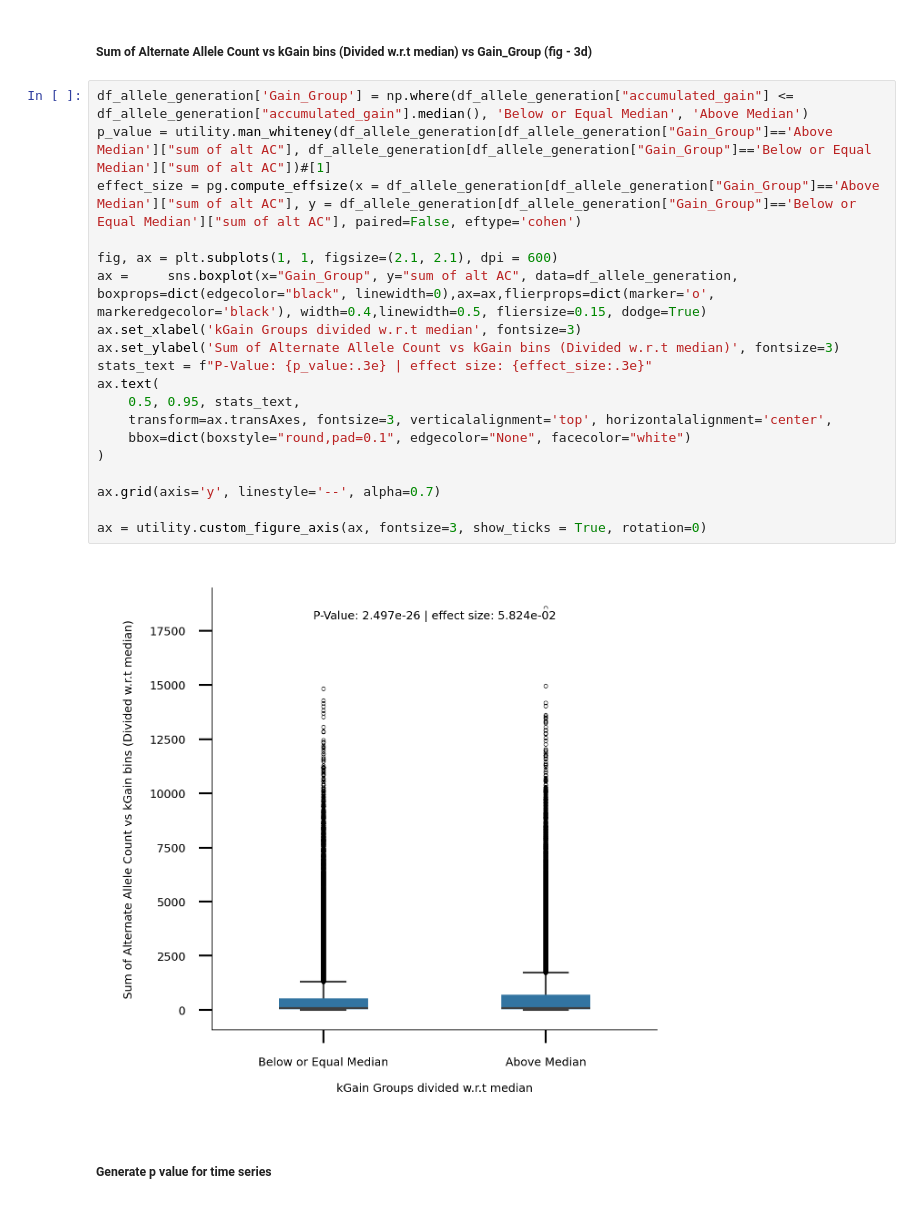
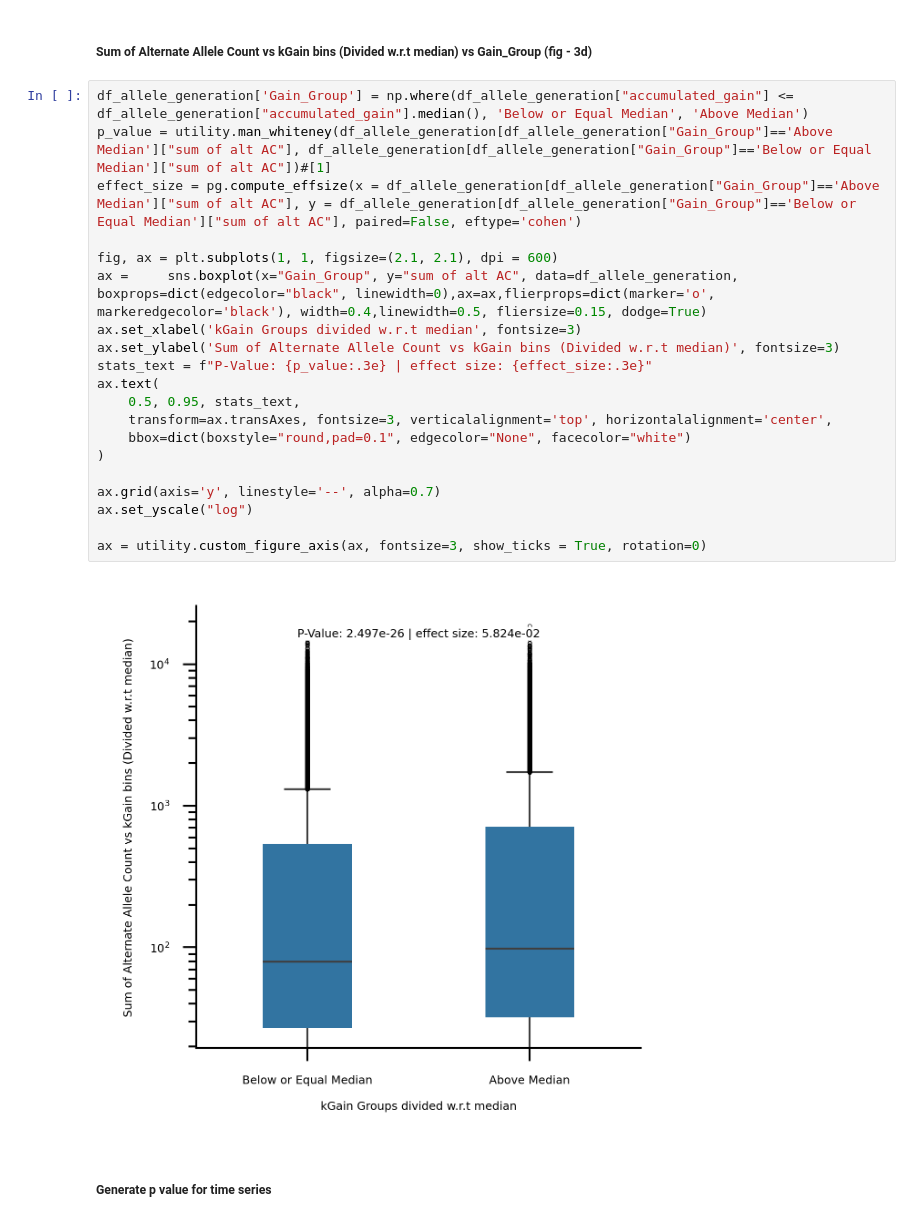
Before and after one commit to cellsemantics/Oligo_Promotion, a Jupyter notebook: figure/main figures/fig2/fig2.ipynb, the cells around one changed output. Drawn from its saved outputs; the diff is of its cells as text.

```diff
--- a/figure/main figures/fig2/fig2.ipynb
+++ b/figure/main figures/fig2/fig2.ipynb
@@ -429,24 +436,25 @@ generation_medians
 # %%
 df_allele_generation['Gain_Group'] = np.where(df_allele_generation["accumulated_gain"] <= df_allele_generation["accumulated_gain"].median(), 'Below or Equal Median', 'Above Median')
 p_value = utility.man_whiteney(df_allele_generation[df_allele_generation["Gain_Group"]=='Above Median']["sum of alt AC"], df_allele_generation[df_allele_generation["Gain_Group"]=='Below or Equal Median']["sum of alt AC"])#[1]
 effect_size = pg.compute_effsize(x = df_allele_generation[df_allele_generation["Gain_Group"]=='Above Median']["sum of alt AC"], y = df_allele_generation[df_allele_generation["Gain_Group"]=='Below or Equal Median']["sum of alt AC"], paired=False, eftype='cohen')
 
 fig, ax = plt.subplots(1, 1, figsize=(2.1, 2.1), dpi = 600)
 ax =     sns.boxplot(x="Gain_Group", y="sum of alt AC", data=df_allele_generation, boxprops=dict(edgecolor="black", linewidth=0),ax=ax,flierprops=dict(marker='o', markeredgecolor='black'), width=0.4,linewidth=0.5, fliersize=0.15, dodge=True)
 ax.set_xlabel('kGain Groups divided w.r.t median', fontsize=3)
 ax.set_ylabel('Sum of Alternate Allele Count vs kGain bins (Divided w.r.t median)', fontsize=3)
 stats_text = f"P-Value: {p_value:.3e} | effect size: {effect_size:.3e}"
 ax.text(
     0.5, 0.95, stats_text,
     transform=ax.transAxes, fontsize=3, verticalalignment='top', horizontalalignment='center',
     bbox=dict(boxstyle="round,pad=0.1", edgecolor="None", facecolor="white")
 )
 
 ax.grid(axis='y', linestyle='--', alpha=0.7)
+ax.set_yscale("log")
 
 ax = utility.custom_figure_axis(ax, fontsize=3, show_ticks = True, rotation=0)
 # %% [output]
-[figure, old version]
+[figure, new version]
 # %% [markdown]
 ##### Generate p value for time series
 # %%
```
Also changed, not shown: parts of 8 cells of this notebook.
